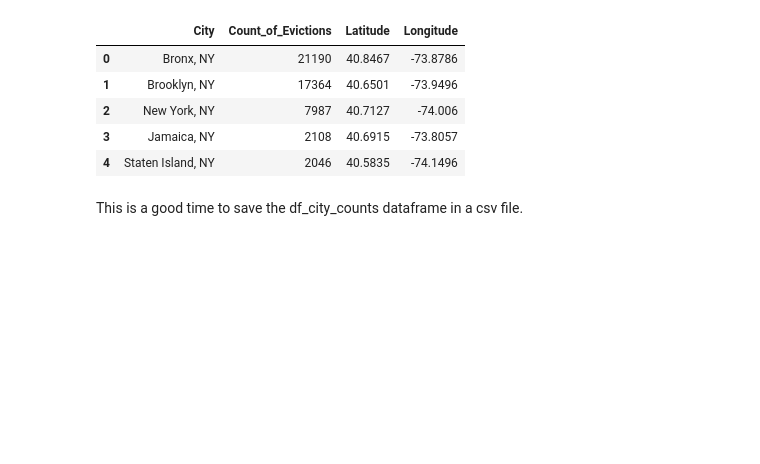
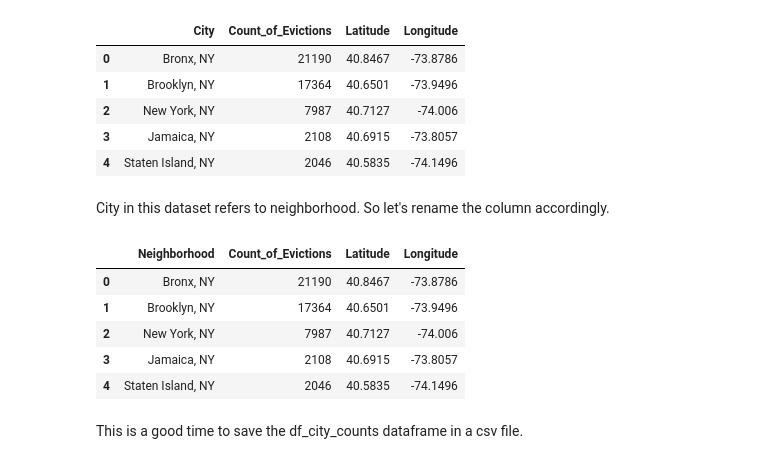
Before and after one commit to abiswas20/Data_Sci_Projects, a Jupyter notebook: Evictions.ipynb, the cells around one changed output. Saved outputs shown, nothing was run; the diff lists cells and outputs as text; code cells hidden in the pictures; blank space fills up the shorter version.

```diff
--- a/Evictions.ipynb
+++ b/Evictions.ipynb
@@ -708,3 +700,5 @@ df_city_counts.head()
 | 2 | New York, NY | 7987 | 40.7127 | -74.006 |
 | 3 | Jamaica, NY | 2108 | 40.6915 | -73.8057 |
 | 4 | Staten Island, NY | 2046 | 40.5835 | -74.1496 |
+# %% [markdown]
+City in this dataset refers to neighborhood. So let's rename the column accordingly.
@@ -711,3 +707,12 @@ df_city_counts.head()
+# %%
+df_city_counts.head()
+# %% [output]
+|  | Neighborhood | Count_of_Evictions | Latitude | Longitude |
+| 0 | Bronx, NY | 21190 | 40.8467 | -73.8786 |
+| 1 | Brooklyn, NY | 17364 | 40.6501 | -73.9496 |
+| 2 | New York, NY | 7987 | 40.7127 | -74.006 |
+| 3 | Jamaica, NY | 2108 | 40.6915 | -73.8057 |
+| 4 | Staten Island, NY | 2046 | 40.5835 | -74.1496 |
 # %% [markdown]
 This is a good time to save the df_city_counts dataframe in a csv file.
 # %%
```
Also changed, not shown: parts of 16 cells of this notebook, 8 other files.
